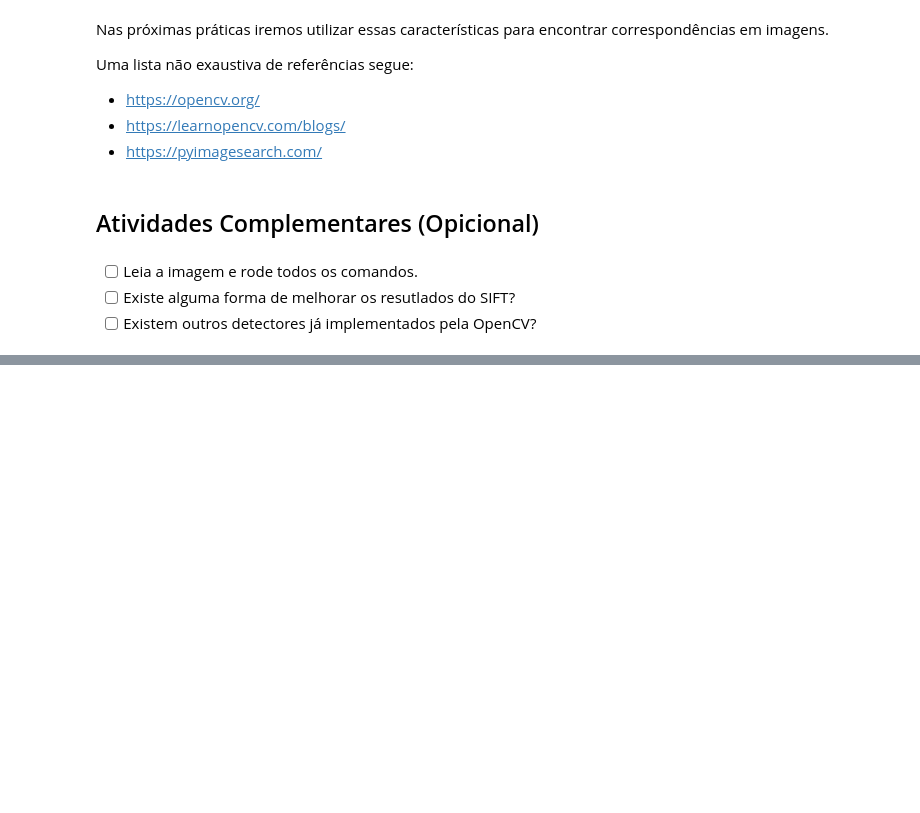
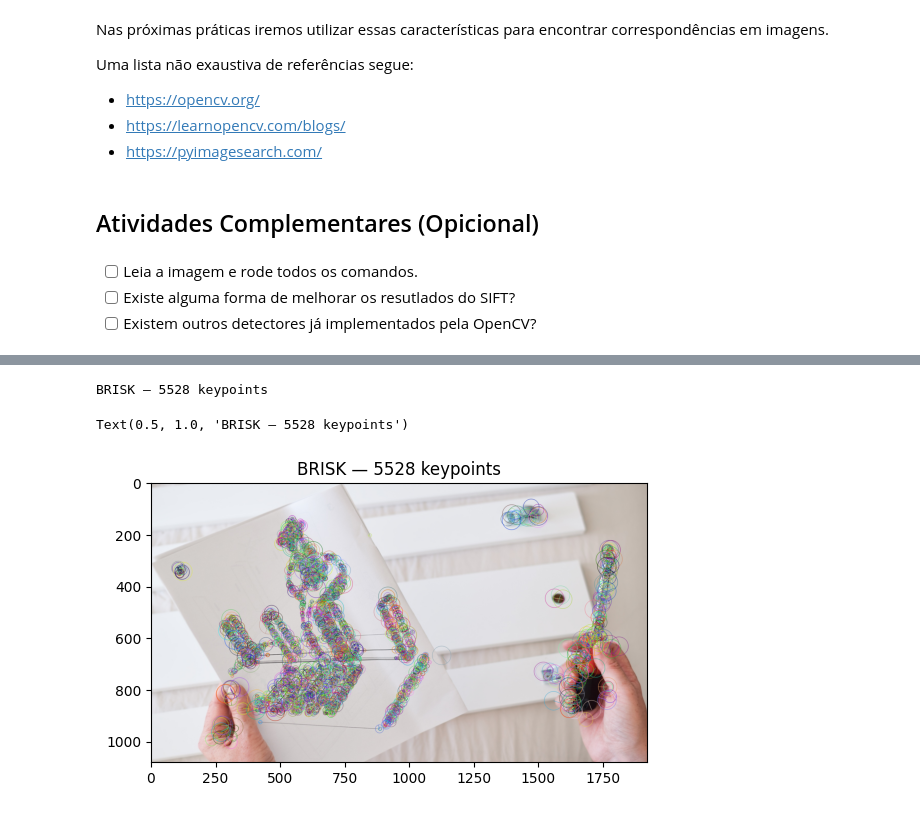
Before and after one commit to joseph-cbp/atividades-visao-computacional, a Jupyter notebook: VC - Mod02/VC_M2A1 - Detecção e Extração de Características/VC_M2A1 - Detecção e Extração de Características.ipynb, the cells around one changed output, grey strips where cells are left out. Cells and saved outputs as stored; diff of their text form; code cells hidden in the pictures; blank space fills up the shorter version.

```diff
--- a/VC - Mod02/VC_M2A1 - Detecção e Extração de Características/VC_M2A1 - Detecção e Extração de Características.ipynb
+++ b/VC - Mod02/VC_M2A1 - Detecção e Extração de Características/VC_M2A1 - Detecção e Extração de Características.ipynb
@@ -86,0 +144,16 @@ Uma lista não exaustiva de referências segue:
+# %%
+brisk = cv2.BRISK_create()
+kp_brisk, desc_brisk = brisk.detectAndCompute(image, None)
+
+img_brisk = cv2.drawKeypoints(
+    image, kp_brisk, None,
+    flags=cv2.DRAW_MATCHES_FLAGS_DRAW_RICH_KEYPOINTS
+)
+
+print(f"BRISK — {len(kp_brisk)} keypoints")
+plt.imshow(cv2.cvtColor(img_brisk, cv2.COLOR_BGR2RGB))
+plt.title(f"BRISK — {len(kp_brisk)} keypoints")
+# %% [output]
+BRISK — 5528 keypoints
+Text(0.5, 1.0, 'BRISK — 5528 keypoints')
+[figure, added]
```
Also changed, not shown: parts of 9 cells of this notebook.
